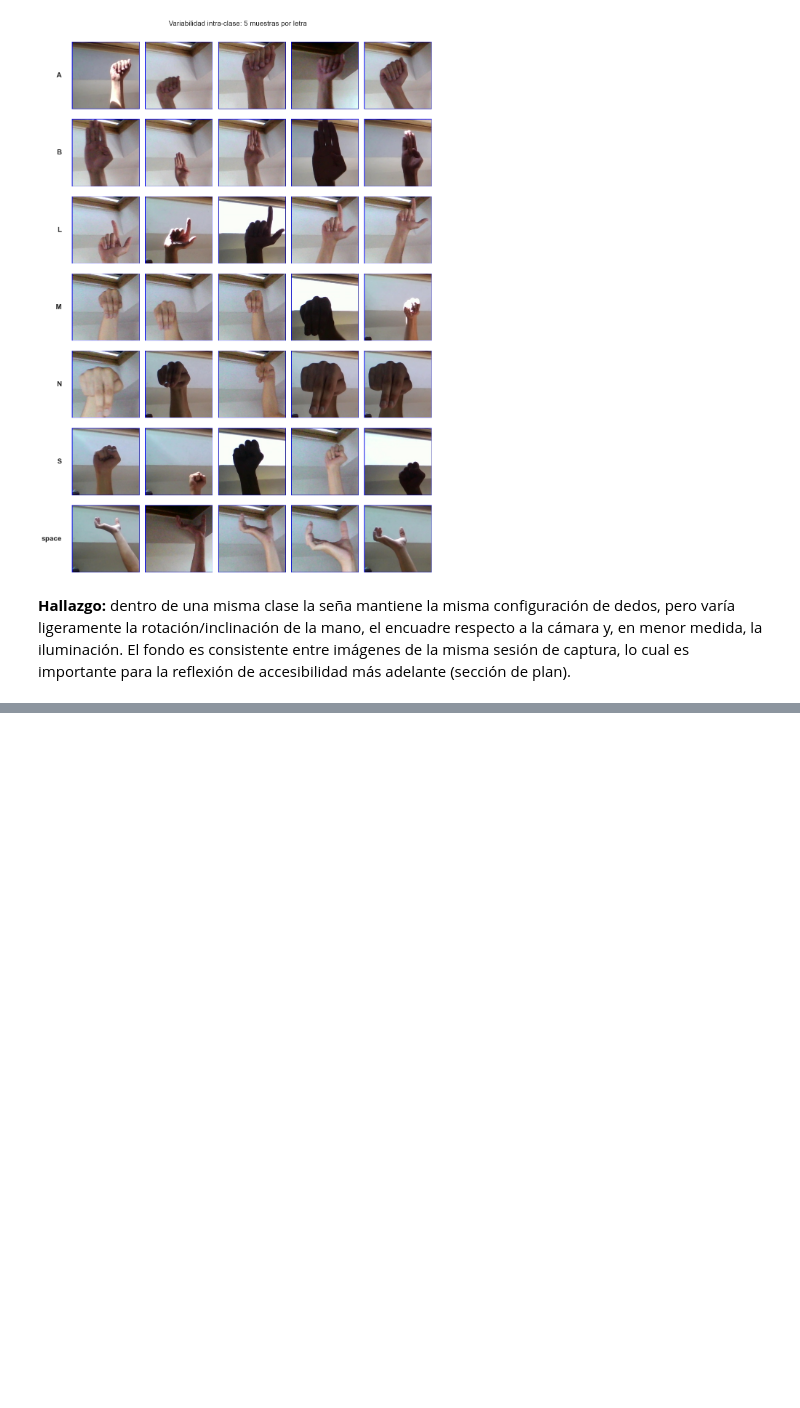
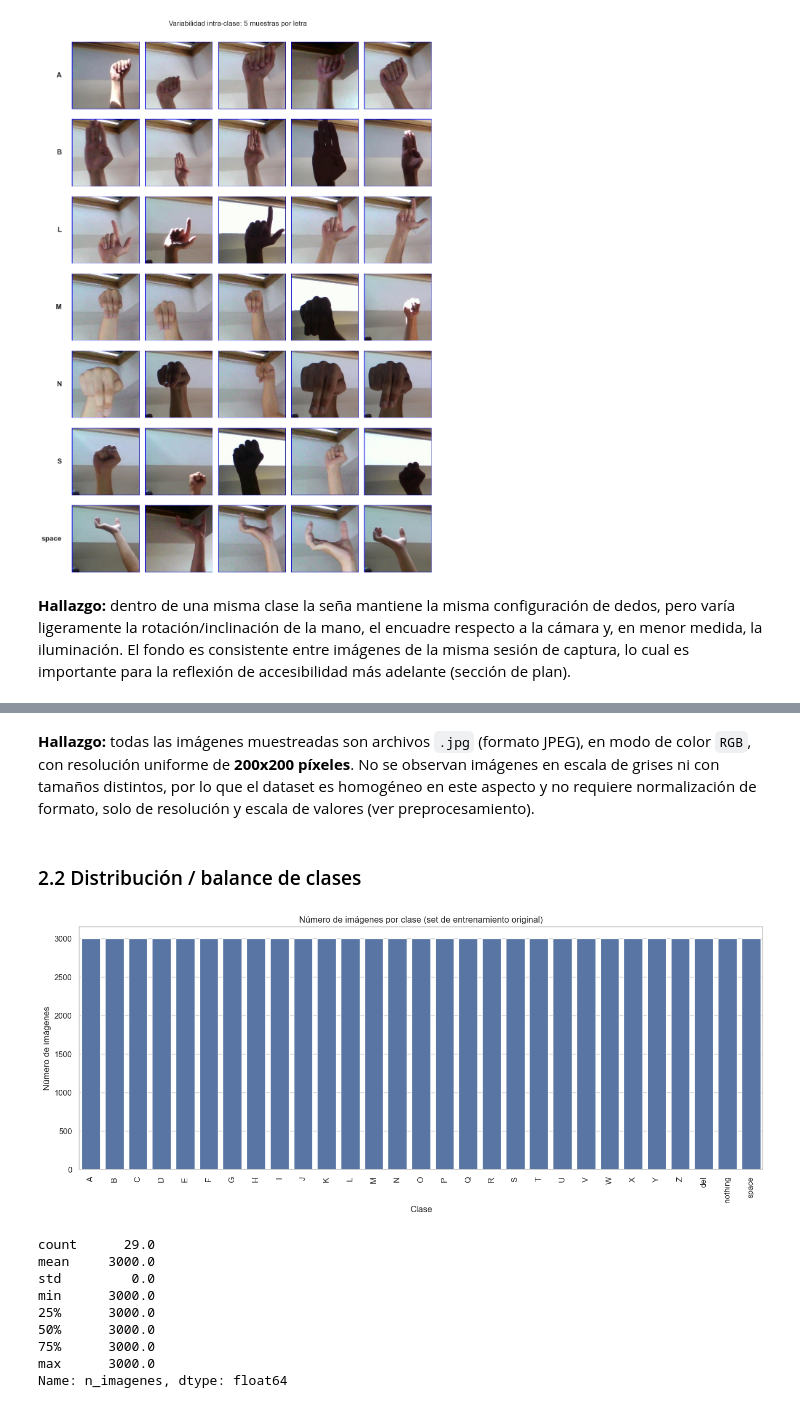
Before and after one commit to DavidDominguez-11/DS-Lab1, a Jupyter notebook: Lab3_ASL_Deep_Learning.ipynb, the cells around one changed output, grey strips where cells are left out. Drawn from its saved outputs; the diff is of its cells as text; code cells hidden in the pictures; blank space fills up the shorter version.

```diff
--- a/Lab3_ASL_Deep_Learning.ipynb
+++ b/Lab3_ASL_Deep_Learning.ipynb
@@ -119,0 +151,26 @@ show_class_samples(["A", "B", "L", "M", "N", "S", "space"], n_samples=5)
+# %% [markdown]
+**Hallazgo:** todas las imágenes muestreadas son archivos `.jpg` (formato JPEG), en modo de color `RGB`, con resolución uniforme de **200x200 píxeles**. No se observan imágenes en escala de grises ni con tamaños distintos, por lo que el dataset es homogéneo en este aspecto y no requiere normalización de formato, solo de resolución y escala de valores (ver preprocesamiento).
+# %% [markdown]
+### 2.2 Distribución / balance de clases
+# %%
+plt.figure(figsize=(14, 6))
+sns.barplot(data=df_counts, x="clase", y="n_imagenes", color="#4C72B0")
+plt.xticks(rotation=90)
+plt.title("Número de imágenes por clase (set de entrenamiento original)")
+plt.ylabel("Número de imágenes")
+plt.xlabel("Clase")
+plt.tight_layout()
+plt.show()
+
+print(df_counts["n_imagenes"].describe())
+# %% [output]
+[figure, added]
+count      29.0
+mean     3000.0
+std         0.0
+min      3000.0
+25%      3000.0
+50%      3000.0
+75%      3000.0
+max      3000.0
+Name: n_imagenes, dtype: float64
```
Also changed, not shown: parts of 7 cells of this notebook.
